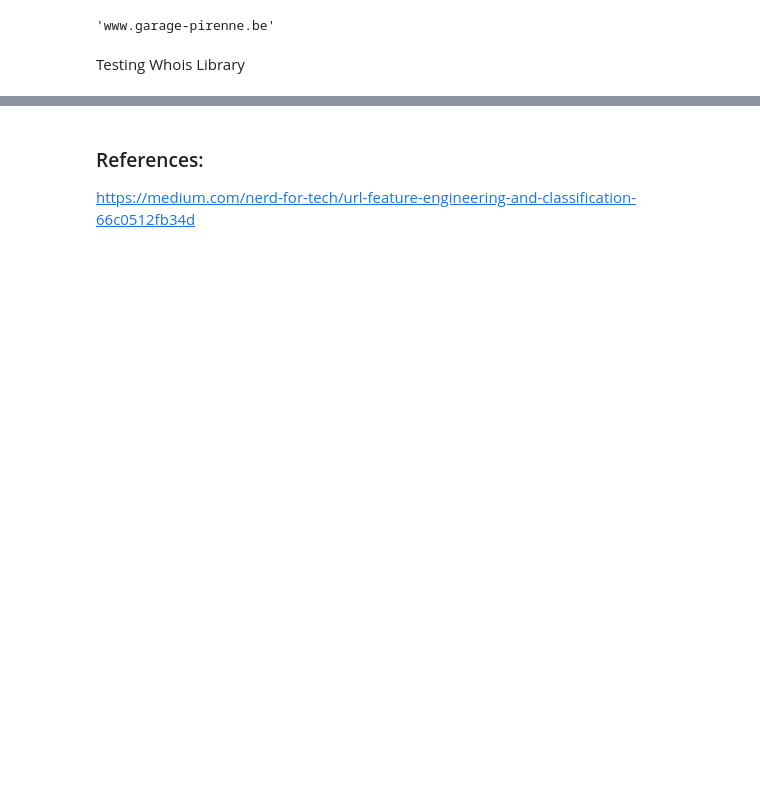
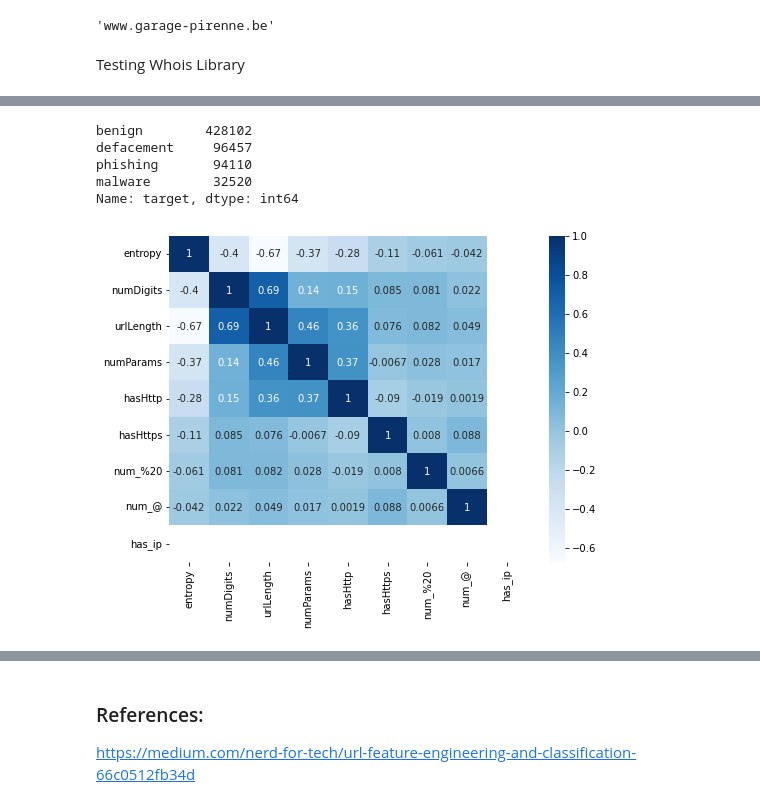
Before and after one commit to Nihal-Srivastava05/AI-Based-Firewall, a Jupyter notebook: Notebooks/URL Classification.ipynb, the cells around one changed output, grey strips where cells are left out. Saved outputs shown, nothing was run; the diff lists cells and outputs as text; code cells hidden in the pictures; blank space fills up the shorter version.

Commit message:
Feature Extraction Done.

```diff
--- a/Notebooks/URL Classification.ipynb
+++ b/Notebooks/URL Classification.ipynb
@@ -297,0 +280,4 @@ feature_df
+# %%
+df1 = pd.read_csv('../Datasets/feature_extraction.csv')
+df2 = pd.read_csv('../Datasets/feature_extraction2.csv')
+df3 = pd.read_csv('../Datasets/feature_extraction3.csv')
@@ -297,0 +288,3 @@ feature_df
+# %%
+df = pd.concat([df1, df2, df3])
+df.shape
@@ -297,0 +302,13 @@ feature_df
+# %%
+df['target'].value_counts()
+# %% [output]
+benign        428102
+defacement     96457
+phishing       94110
+malware        32520
+Name: target, dtype: int64
+# %%
+plt.figure(figsize=(8, 6))
+sns.heatmap(df.corr(), annot=True, cmap='Blues');
+# %% [output]
+[figure, added]
```
Also changed, not shown: parts of 16 cells of this notebook, 2 other files.
